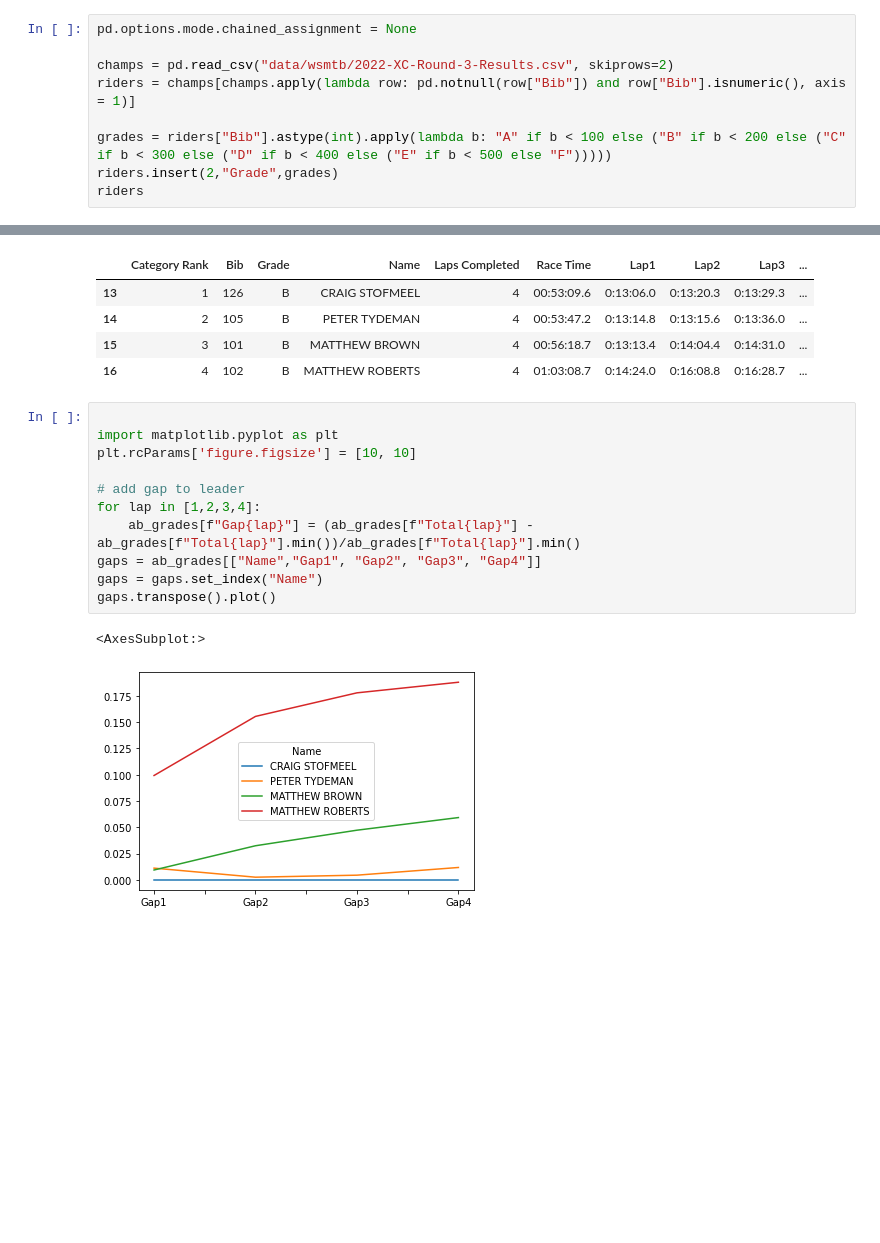
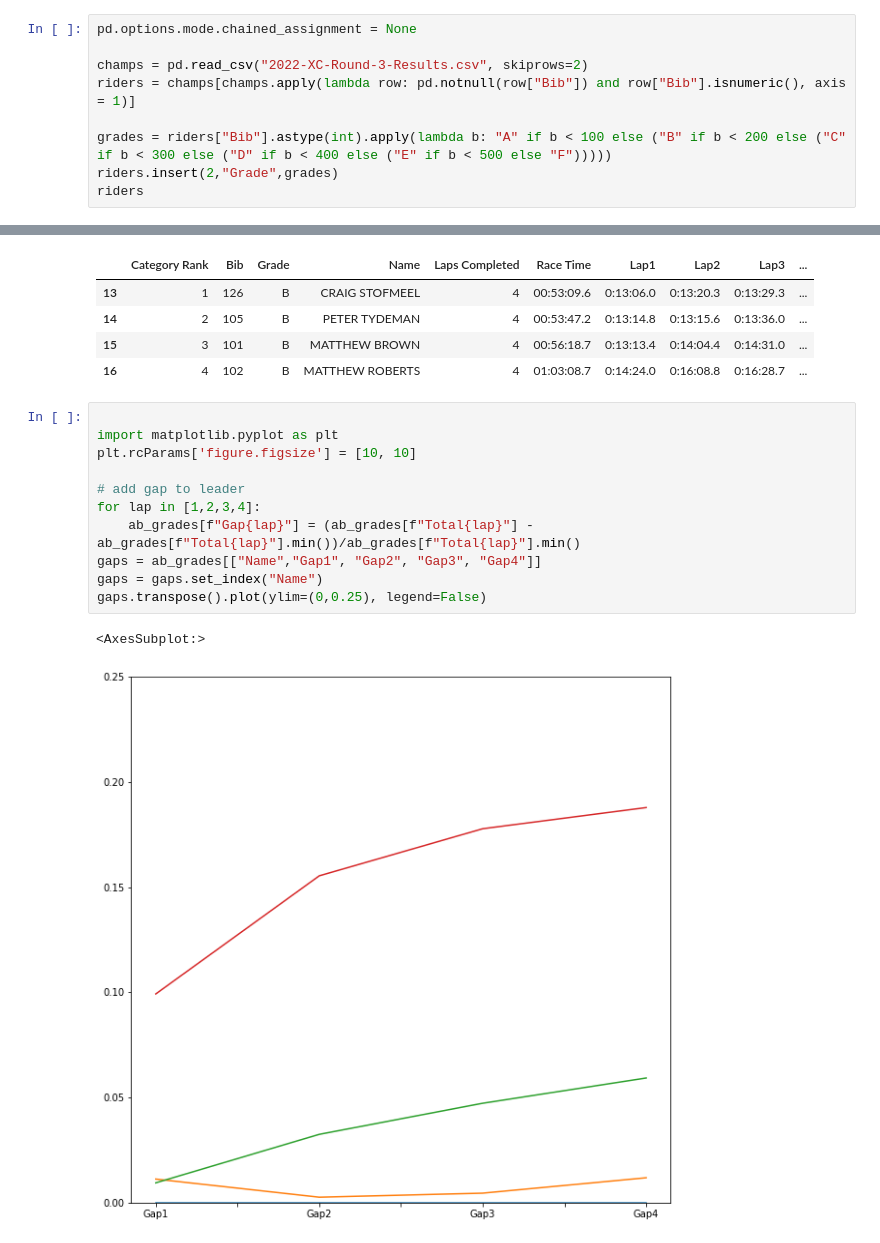
Before and after one commit to altmattr/Excel2Python, a Jupyter notebook: data/wsmtb/mtb.ipynb, the cells around one changed output, grey strips where cells are left out. Cells and saved outputs as stored; diff of their text form; blank space fills up the shorter version.

Commit message:
heaps more mtb data

```diff
--- a/mtb.ipynb
+++ b/data/wsmtb/mtb.ipynb
@@ -3,7 +3,7 @@ import pandas as pd
 # %%
 pd.options.mode.chained_assignment = None
 
-champs = pd.read_csv("data/wsmtb/2022-XC-Round-3-Results.csv", skiprows=2)
+champs = pd.read_csv("2022-XC-Round-3-Results.csv", skiprows=2)
 riders = champs[champs.apply(lambda row: pd.notnull(row["Bib"]) and row["Bib"].isnumeric(), axis = 1)]
 
 grades = riders["Bib"].astype(int).apply(lambda b: "A" if b < 100 else ("B" if b < 200 else ("C" if b < 300 else ("D" if b < 400 else ("E" if b < 500 else "F")))))
@@ -86,14 +86,14 @@ ab_grades
 # %%
 
 import matplotlib.pyplot as plt
 plt.rcParams['figure.figsize'] = [10, 10]
 
 # add gap to leader
 for lap in [1,2,3,4]:
     ab_grades[f"Gap{lap}"] = (ab_grades[f"Total{lap}"] - ab_grades[f"Total{lap}"].min())/ab_grades[f"Total{lap}"].min()
 gaps = ab_grades[["Name","Gap1", "Gap2", "Gap3", "Gap4"]]
 gaps = gaps.set_index("Name")
-gaps.transpose().plot()
+gaps.transpose().plot(ylim=(0,0.25), legend=False)
 # %% [output]
 <AxesSubplot:>
-[figure, old version]
+[figure, new version]
```
Also changed, not shown: 7 other files.
